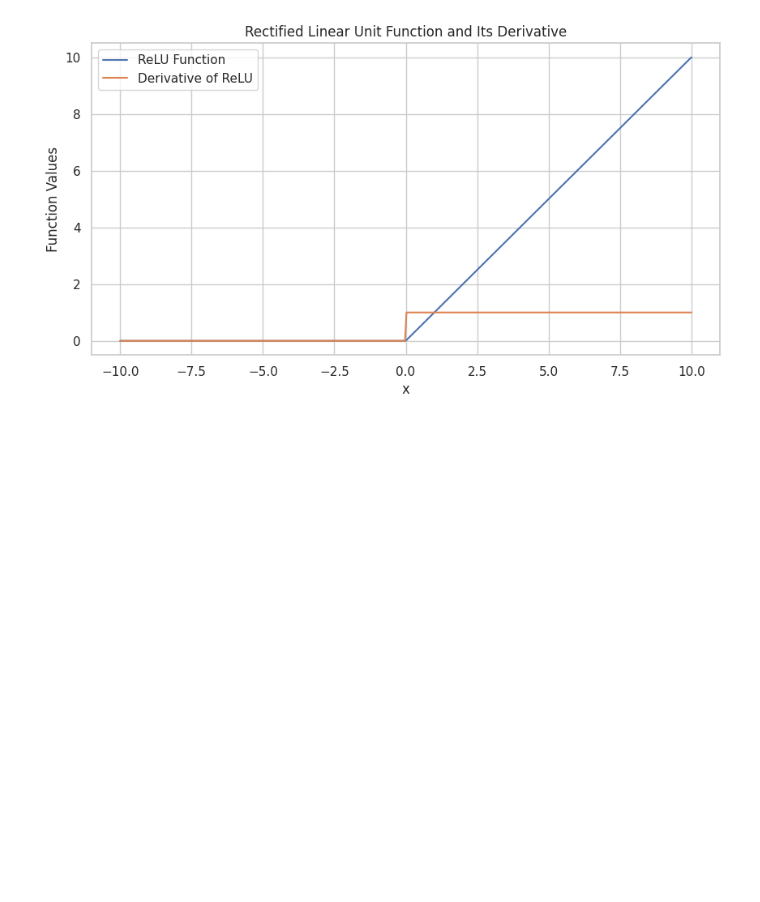
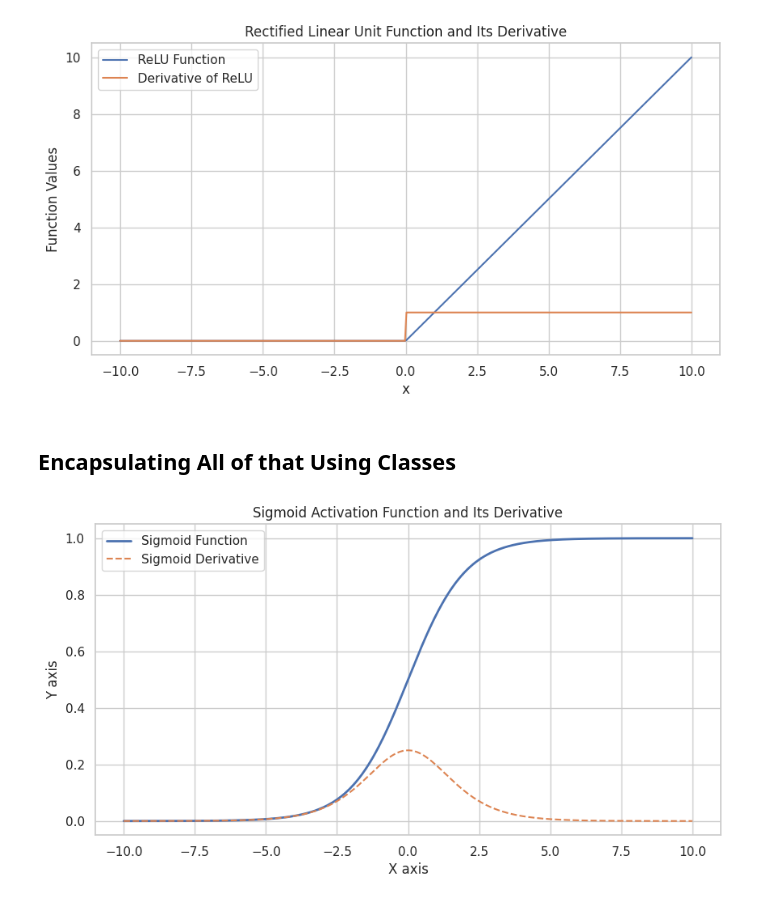
Before and after one commit to igorconsulting/neuromatch, a Jupyter notebook: mit-deep-learning/perceptron.ipynb, the cells around one changed output. Cells and saved outputs as stored; diff of their text form; code cells hidden in the pictures; blank space fills up the shorter version.

```diff
--- a/mit-deep-learning/perceptron.ipynb
+++ b/mit-deep-learning/perceptron.ipynb
@@ -121,3 +121,5 @@ plt.ylabel('Function Values')
 plt.show()
 # %% [output]
 [figure]
+# %% [markdown]
+## Encapsulating All of that Using Classes
@@ -123,0 +173,5 @@ plt.show()
+# %%
+activations = ActivationFunctions(x_values)
+activations.plot('sigmoid')
+# %% [output]
+[figure, added]
```
Also changed, not shown: parts of 1 cell of this notebook.
